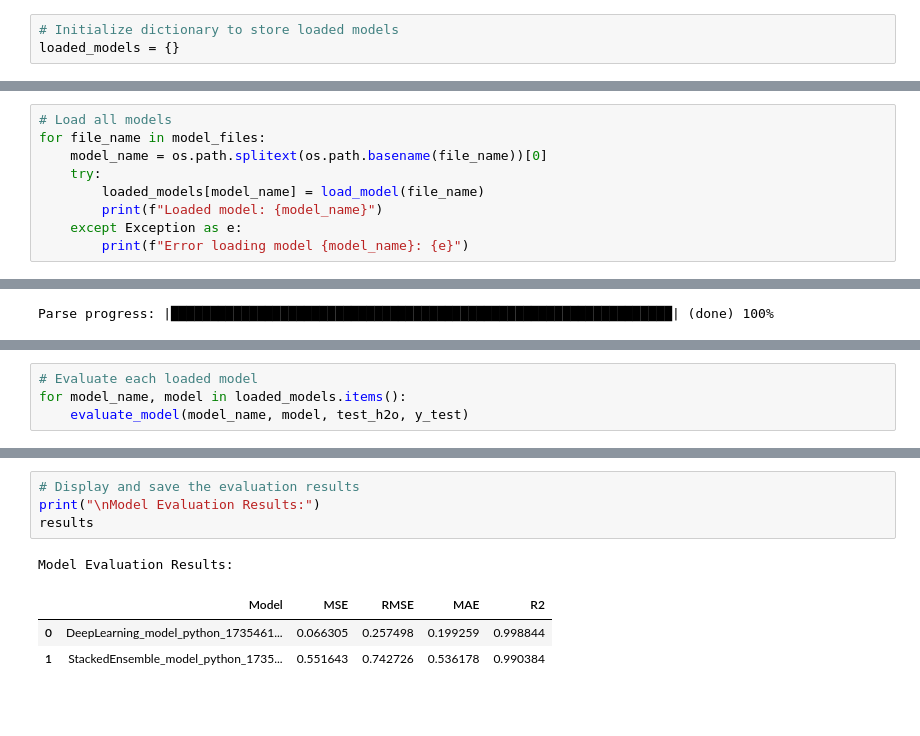
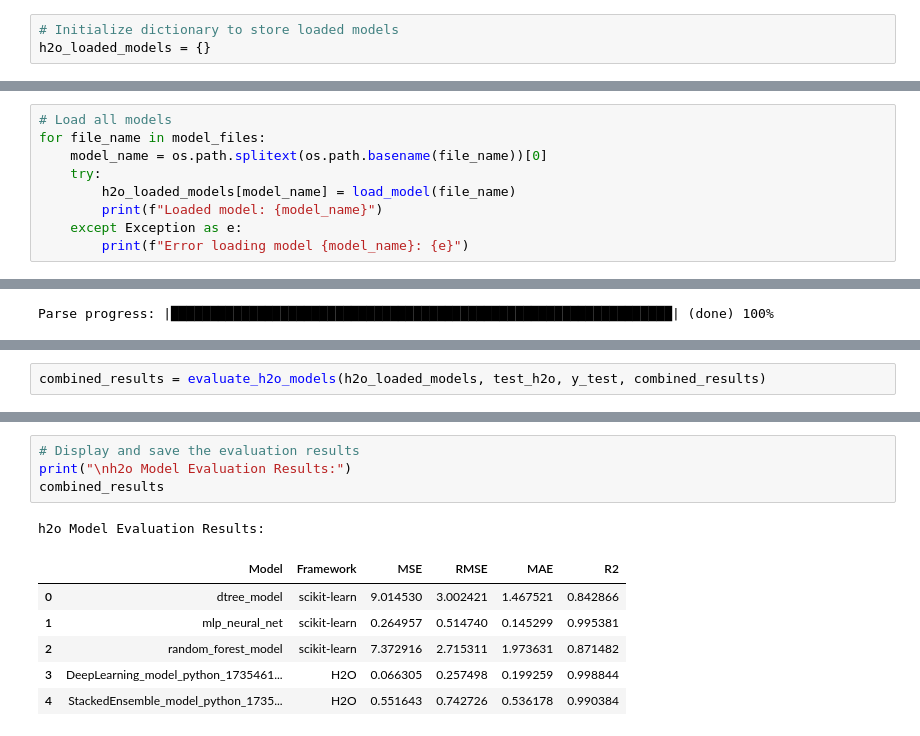
Before and after one commit to Aaron2k02/data-mining-warehousing-wages-analysis, a Jupyter notebook: notebooks/05_assessment/model_assessment.ipynb, the cells around one changed output, grey strips where cells are left out. Drawn from its saved outputs; the diff is of its cells as text; blank space fills up the shorter version.

Commit message:
model assessment init commit

```diff
--- a/notebooks/05_assessment/model_assessment.ipynb
+++ b/notebooks/05_assessment/model_assessment.ipynb
@@ -785,6 +147,6 @@ Checking whether there is an H2O instance running at http://localhost:54321. con
 # %%
 # Initialize dictionary to store loaded models
-loaded_models = {}
+h2o_loaded_models = {}
 # %%
 # Define model files
 model_files = [
@@ -814,7 +176,7 @@ def load_model(file_name):
 for file_name in model_files:
     model_name = os.path.splitext(os.path.basename(file_name))[0]
     try:
-        loaded_models[model_name] = load_model(file_name)
+        h2o_loaded_models[model_name] = load_model(file_name)
         print(f"Loaded model: {model_name}")
     except Exception as e:
         print(f"Error loading model {model_name}: {e}")
@@ -887,4 +215,0 @@ def evaluate_model(model_name, model, test_h2o, y_test):
-# %%
-# Evaluate each loaded model
-for model_name, model in loaded_models.items():
-    evaluate_model(model_name, model, test_h2o, y_test)
@@ -925,0 +257,2 @@ R^2 Score: 0.990384243572841
+# %%
+combined_results = evaluate_h2o_models(h2o_loaded_models, test_h2o, y_test, combined_results)
@@ -926,9 +297,12 @@ R^2 Score: 0.990384243572841
 # %%
 # Display and save the evaluation results
-print("\nModel Evaluation Results:")
-results
+print("\nh2o Model Evaluation Results:")
+combined_results
 # %% [output]
-Model Evaluation Results:
+h2o Model Evaluation Results:
-|  | Model | MSE | RMSE | MAE | R2 |
-| 0 | DeepLearning_model_python_1735461... | 0.066305 | 0.257498 | 0.199259 | 0.998844 |
-| 1 | StackedEnsemble_model_python_1735... | 0.551643 | 0.742726 | 0.536178 | 0.990384 |
+|  | Model | Framework | MSE | RMSE | MAE | R2 |
+| 0 | dtree_model | scikit-learn | 9.014530 | 3.002421 | 1.467521 | 0.842866 |
+| 1 | mlp_neural_net | scikit-learn | 0.264957 | 0.514740 | 0.145299 | 0.995381 |
+| 2 | random_forest_model | scikit-learn | 7.372916 | 2.715311 | 1.973631 | 0.871482 |
+| 3 | DeepLearning_model_python_1735461... | H2O | 0.066305 | 0.257498 | 0.199259 | 0.998844 |
+| 4 | StackedEnsemble_model_python_1735... | H2O | 0.551643 | 0.742726 | 0.536178 | 0.990384 |
```
Also changed, not shown: parts of 74 cells of this notebook.
